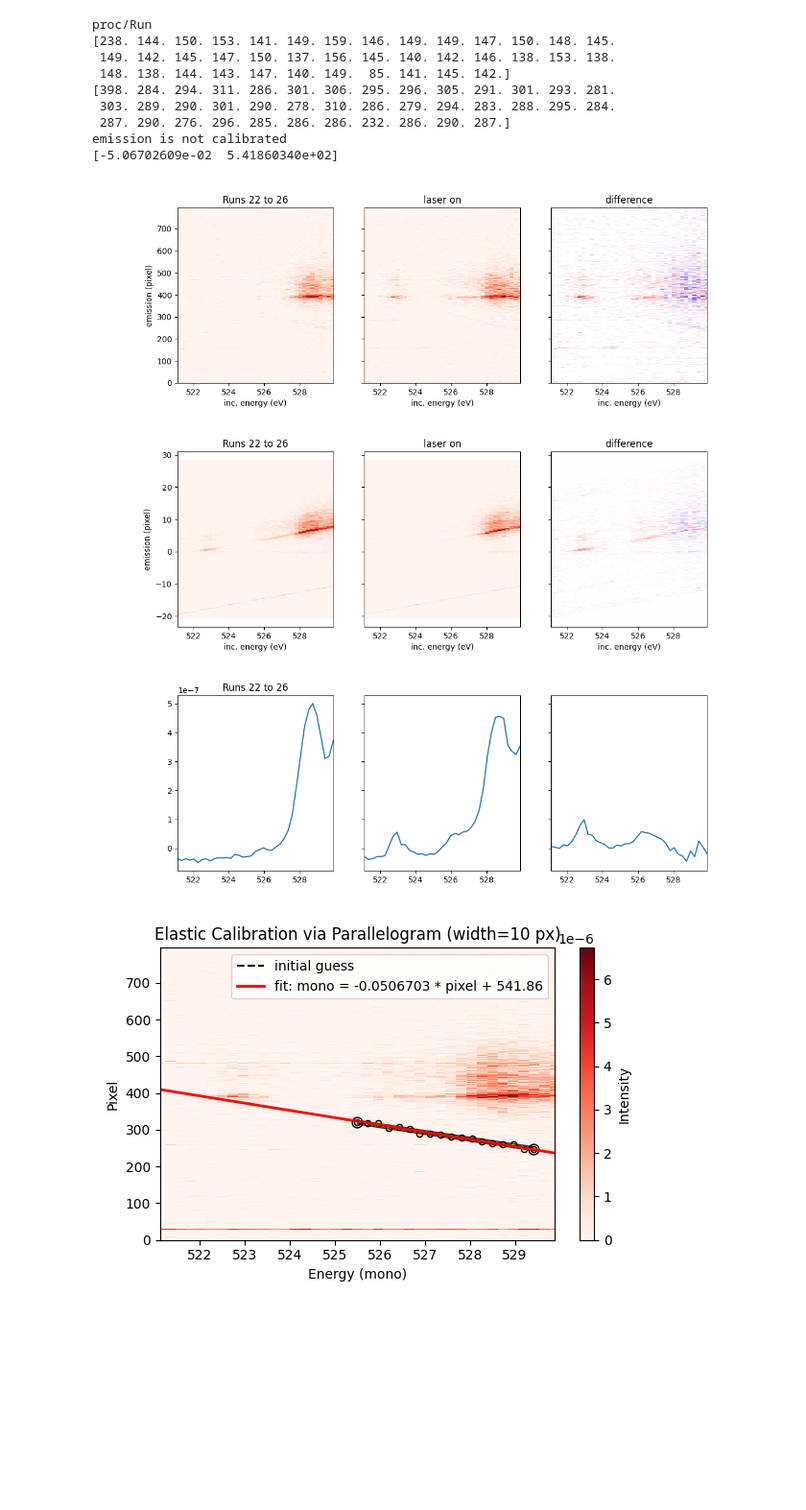
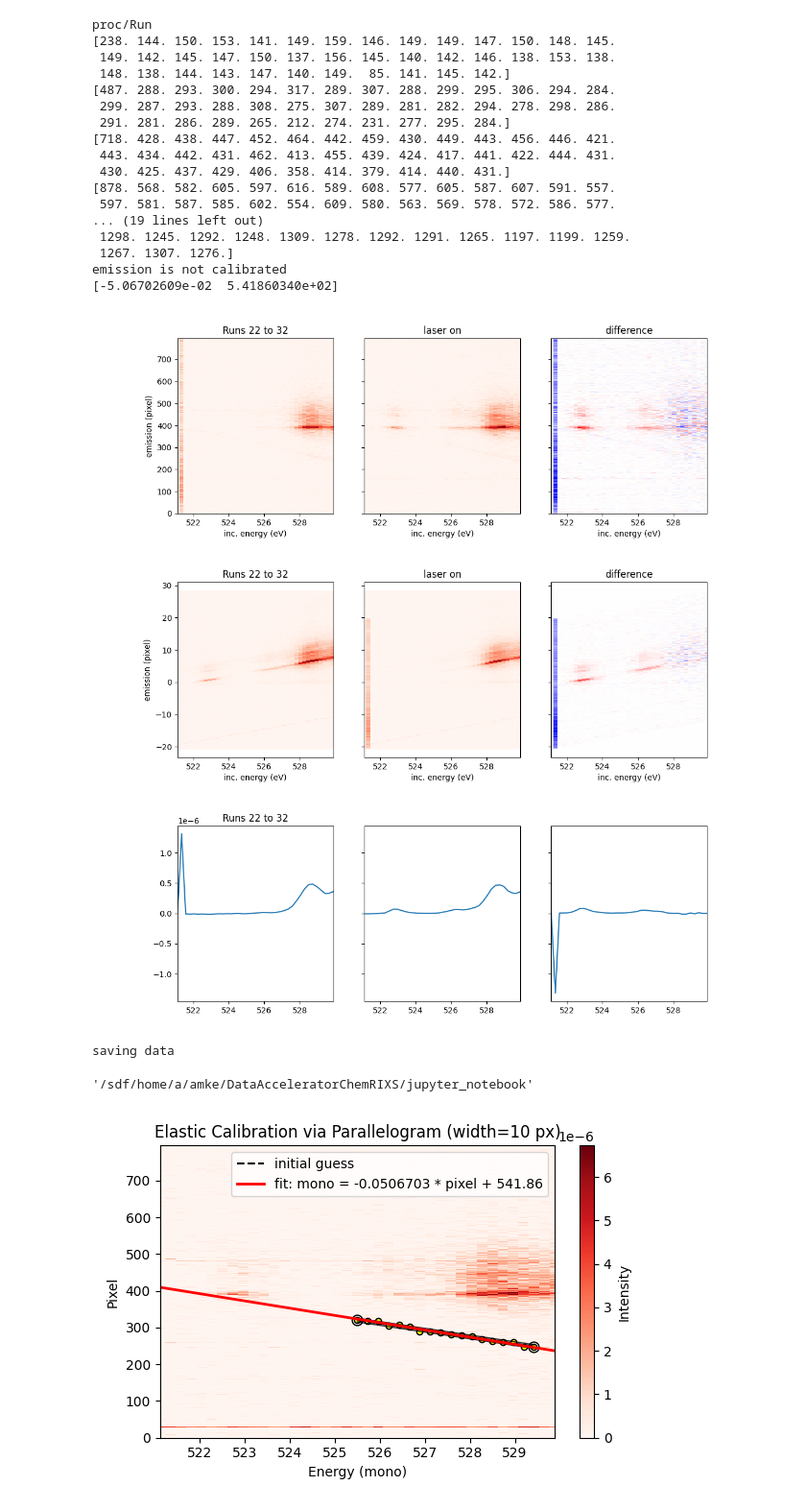
Before and after one commit to AmkeNimm/DataAcceleratorChemRIXS, a Jupyter notebook: jupyter_notebook/calib_test.ipynb, the cells around one changed output. Shown at 96% size. Saved outputs shown, nothing was run; the diff lists cells and outputs as text; code cells hidden in the pictures; blank space fills up the shorter version.

Commit message:
save averaged data

```diff
--- a/jupyter_notebook/calib_test.ipynb
+++ b/jupyter_notebook/calib_test.ipynb
@@ -15,39 +15,55 @@ from pathlib import Path
 # %%
 base_folder =  '/sdf/data/lcls/ds/rix/'
 proc_folder = './proc/'
 
 bgrun = 61
-runs=[22,26] #[21,22,23,24,26,27,28,29,30,31,32]
+runs=[22,23,24,26,27,29,30,31,32] #[22,23,24,26,27,29,30,31,32]
 #[112,113,114,116,117,120,121,122,123] 106
 
 exp = 'rix101331225'
 
 
 fyaml = '../roi_input.yml'
 
 bgname = f'{base_folder}/{exp}/hdf5/smalldata/{exp}_Run{bgrun:04d}.h5'
 bgyaml = '../BGroi_input.yml'
 
 avg = Average(runs, proc_path = 'proc/Run', avg = 'mean', output_path = f'avg/{runs[0]}_to_{runs[-1]}.h5',
              raw_path = f'{base_folder}/{exp}/hdf5/smalldata/{exp}_Run' , bgpath = bgname, fyaml=fyaml, bgyaml=bgyaml,
              save= True,norm = True)
 
 avg.plot_svls2D(figsize=(12,4),savefig=True,calibrated=False)
 avg.plot_svls2D_ET(figsize=(12,4),savefig=True)
 avg.plot_svls1D(figsize=(12,4))
 # %% [output]
 proc/Run
 [238. 144. 150. 153. 141. 149. 159. 146. 149. 149. 147. 150. 148. 145.
  149. 142. 145. 147. 150. 137. 156. 145. 140. 142. 146. 138. 153. 138.
  148. 138. 144. 143. 147. 140. 149.  85. 141. 145. 142.]
-[398. 284. 294. 311. 286. 301. 306. 295. 296. 305. 291. 301. 293. 281.
- 303. 289. 290. 301. 290. 278. 310. 286. 279. 294. 283. 288. 295. 284.
- 287. 290. 276. 296. 285. 286. 286. 232. 286. 290. 287.]
+[487. 288. 293. 300. 294. 317. 289. 307. 288. 299. 295. 306. 294. 284.
+ 299. 287. 293. 288. 308. 275. 307. 289. 281. 282. 294. 278. 298. 286.
+ 291. 281. 286. 289. 265. 212. 274. 231. 277. 295. 284.]
+[718. 428. 438. 447. 452. 464. 442. 459. 430. 449. 443. 456. 446. 421.
+ 443. 434. 442. 431. 462. 413. 455. 439. 424. 417. 441. 422. 444. 431.
+ 430. 425. 437. 429. 406. 358. 414. 379. 414. 440. 431.]
+[878. 568. 582. 605. 597. 616. 589. 608. 577. 605. 587. 607. 591. 557.
+ 597. 581. 587. 585. 602. 554. 609. 580. 563. 569. 578. 572. 586. 577.
+... (19 lines left out)
+ 1298. 1245. 1292. 1248. 1309. 1278. 1292. 1291. 1265. 1197. 1199. 1259.
+ 1267. 1307. 1276.]
 emission is not calibrated
 [-5.06702609e-02  5.41860340e+02]
-[figure, old version]
+[figure, new version]
-[figure, old version]
+[figure, new version]
-[figure, old version]
+[figure, new version]
+# %%
+avg.save_avg()
+# %% [output]
+saving data
+# %%
+pwd
+# %% [output]
+'/sdf/home/a/amke/DataAcceleratorChemRIXS/jupyter_notebook'
 # %%
 a,(b,c),d =avg.emi_calibration([525.6,320],[529.4,248],10,plot_on=True, use ='on')
 # %% [output]
```
Also changed, not shown: parts of 1 cell of this notebook, 1 other file.
